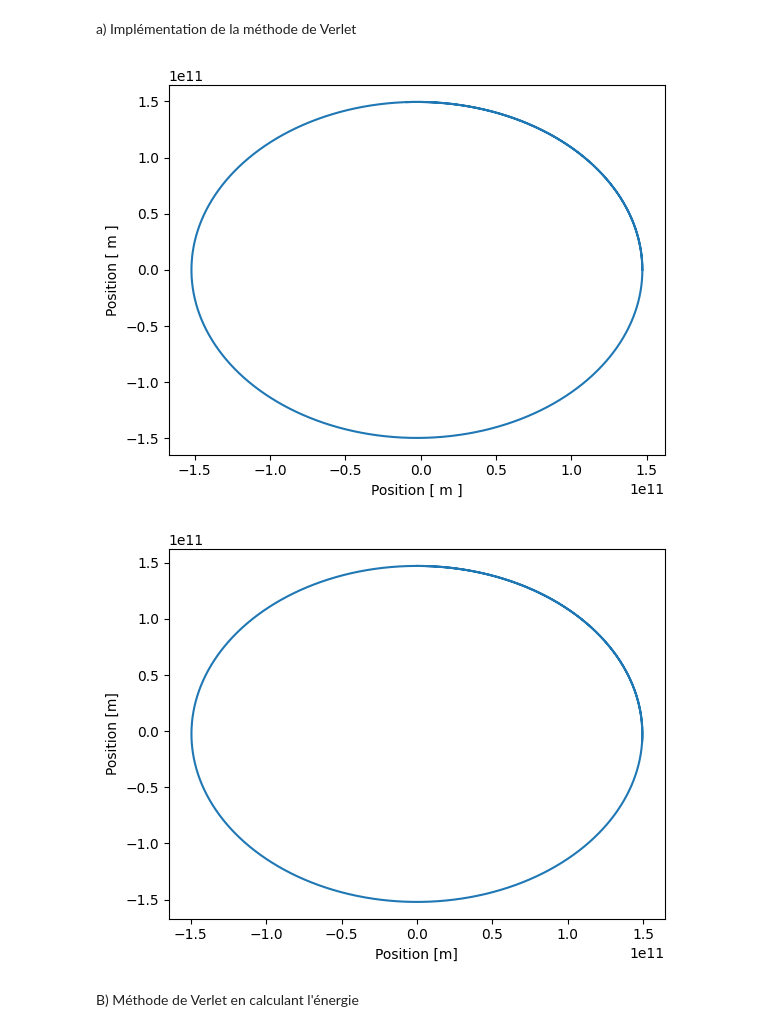
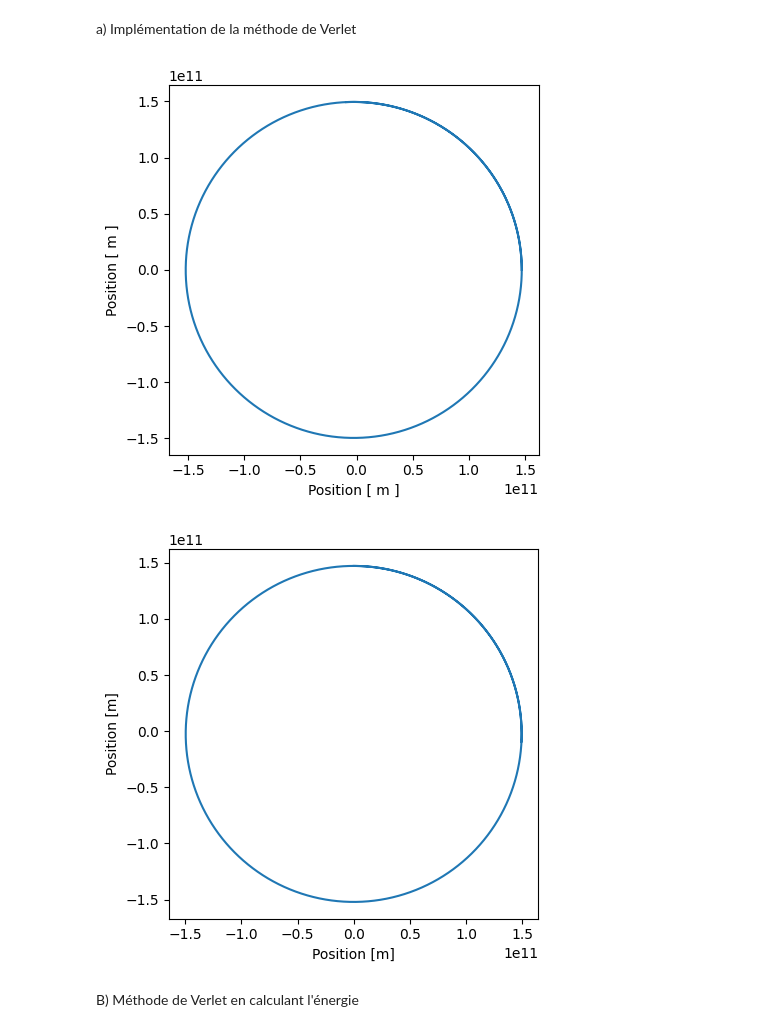
Before and after one commit to gamer39/Physique_numerique, a Jupyter notebook: Tp3/tp3.ipynb, the cells around one changed output. Cells and saved outputs as stored; diff of their text form; code cells hidden in the pictures.

```diff
--- a/Tp3/tp3.ipynb
+++ b/Tp3/tp3.ipynb
@@ -32,35 +32,37 @@ def verlet(r, v_1, h, max):
         vy.append(v_2[1])
         x.append(r[0])
         y.append(r[1])
 
 
     return(x,y,vx,vy)
 
     #Représentation de différents orbites (les conditions initiales varient)
 
 max = 11000 # nombres d'itérations maximales
 h = 3600
 r = np.array([r_0, 0])
 v_1 =  np.array([0,v_0]) + 0.5 * h * f(r)
 x, y, vx, vy = verlet(r, v_1, h, max) # le pas correspond a un incrément temporel de 1h en secondes
 plt.figure()
 plt.plot(x, y)
+plt.gca().set_aspect("equal")
 plt.ylabel("Position [ m ]")
 plt.xlabel("Position [ m ]")
 plt.show()
 
 
 r = np.array([0, r_0])
 v_1 =  np.array([v_0,0]) + 0.5 * h * f(r)
 xverlet, yverlet, vxverlet,vyverlet = verlet(r, v_1, h, max)
 plt.figure()
 plt.plot(xverlet, yverlet)
+plt.gca().set_aspect("equal")
 plt.ylabel("Position [m]")
 plt.xlabel("Position [m]")
 plt.show()
 # %% [output]
-[figure, old version]
+[figure, new version]
-[figure, old version]
+[figure, new version]
 # %% [markdown]
 B) Méthode de Verlet en calculant l'énergie
 # %%
```
Also changed, not shown: parts of 2 cells of this notebook.
